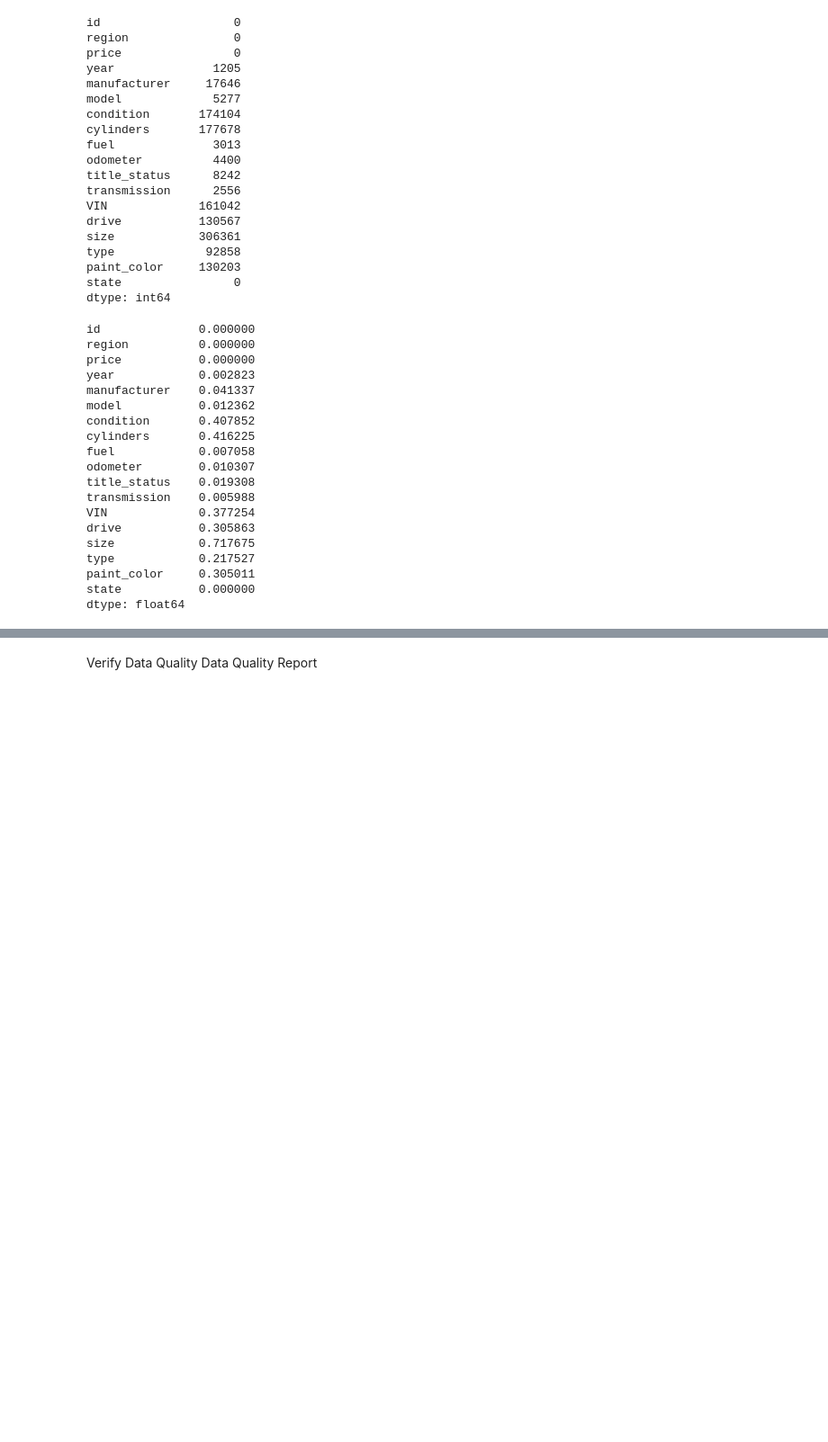
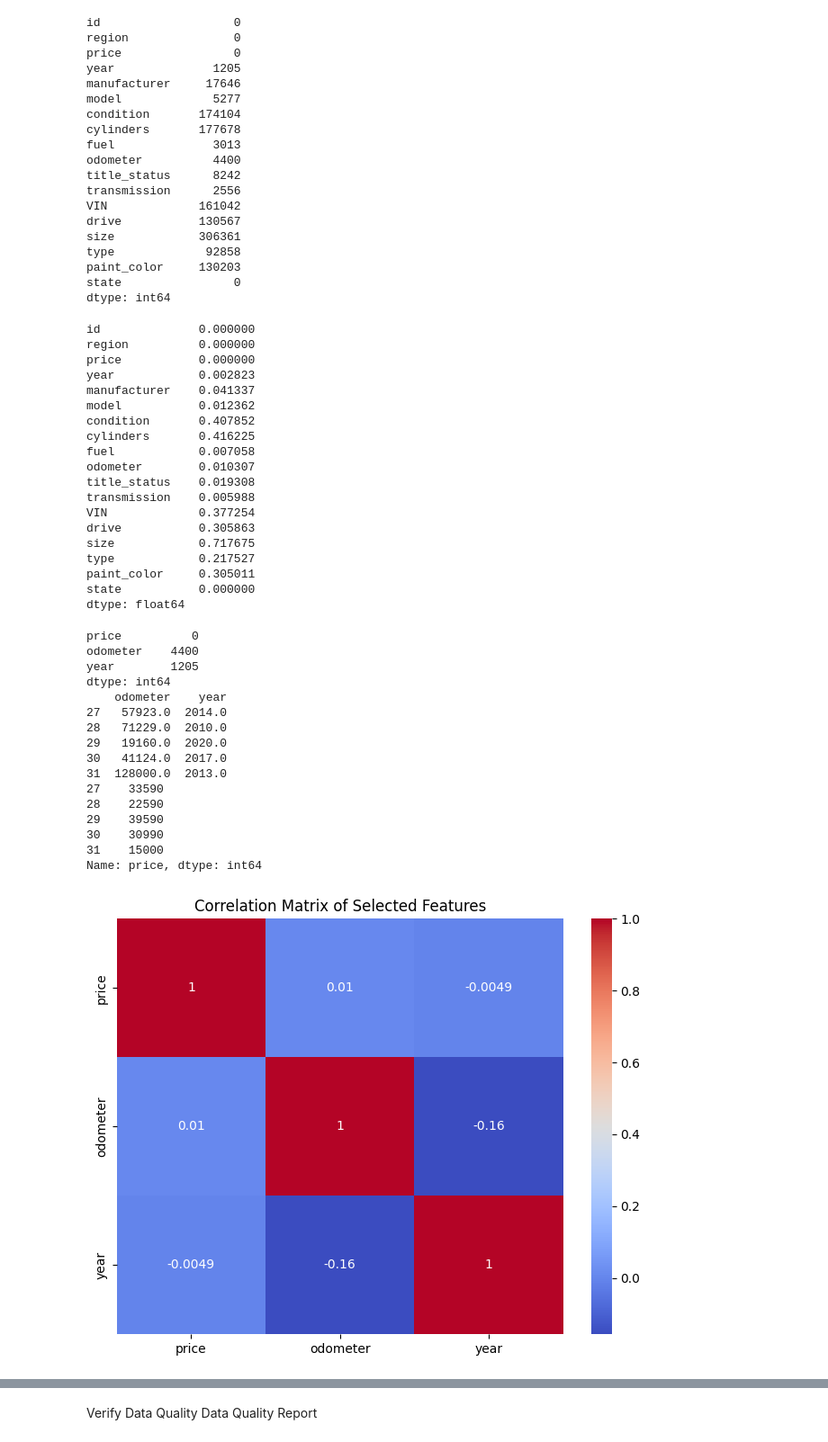
Before and after one commit to kewalre/practicalappliaction2, a Jupyter notebook: prompt_II_042625.ipynb, the cells around one changed output, grey strips where cells are left out. Shown at 90% size. Saved outputs shown, nothing was run; the diff lists cells and outputs as text; code cells hidden in the pictures; blank space fills up the shorter version.

```diff
--- a/prompt_II_042625.ipynb
+++ b/prompt_II_042625.ipynb
@@ -185,4 +158,57 @@ type            0.217527
 paint_color     0.305011
 state           0.000000
 dtype: float64
+# %%
+# First, select only the important features + target 'price'
+selected_features = [
+    'price',        # target
+    'odometer',  # moderate correlation
+    'year'          # optional but acceptable
+]
+
+# Create a new dataframe with just these columns
+data_selected = data[selected_features].copy()
+
+# Now, check missing values if any
+print(data_selected.isnull().sum())
+
+# (Optional) Drop rows with missing values in selected features
+data_selected.dropna(inplace=True)
+
+# Separate X and y for modeling
+X = data_selected.drop('price', axis=1)
+y = data_selected['price']
+
+print(X.head())
+print(y.head())
+
+import seaborn as sns
+import matplotlib.pyplot as plt
+
+# For numerical features only, get correlations
+corr_matrix = data_selected.corr()
+
+# Plot
+plt.figure(figsize=(8,6))
+sns.heatmap(corr_matrix, annot=True, cmap='coolwarm')
+plt.title('Correlation Matrix of Selected Features')
+plt.show()
+# %% [output]
+price          0
+odometer    4400
+year        1205
+dtype: int64
+    odometer    year
+27   57923.0  2014.0
+28   71229.0  2010.0
+29   19160.0  2020.0
+30   41124.0  2017.0
+31  128000.0  2013.0
+27    33590
+28    22590
+29    39590
+30    30990
+31    15000
+Name: price, dtype: int64
+[figure, added]
 # %%
```
Also changed, not shown: parts of 50 cells of this notebook.
